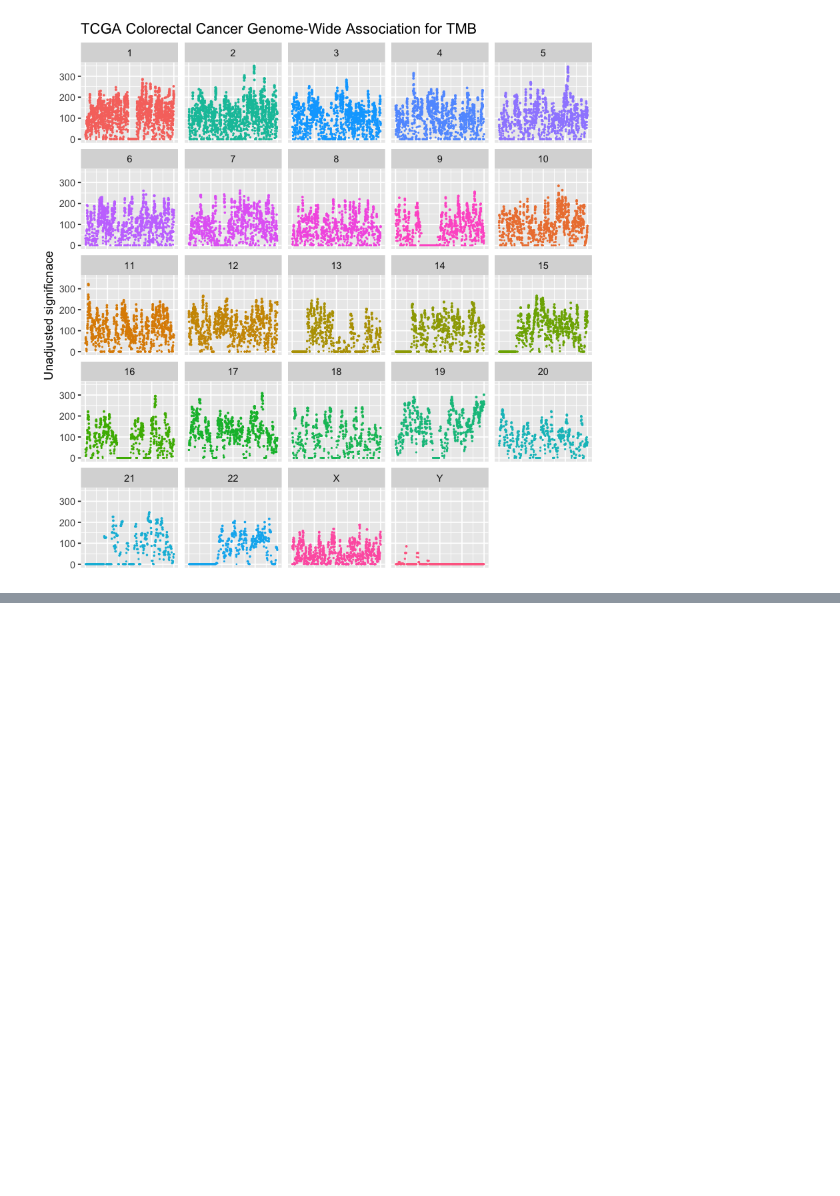
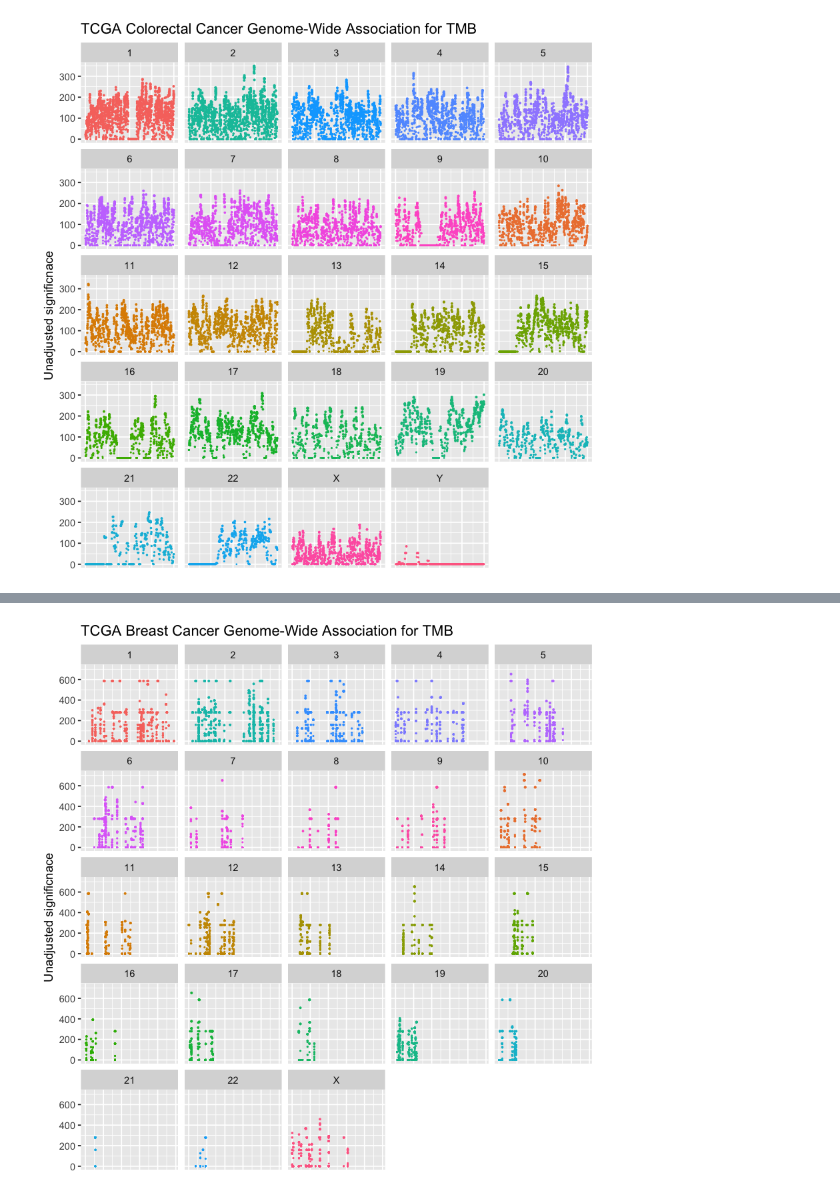
Before and after one commit to cobrbra/ccg, a Jupyter notebook: Code/Sliding_Window_Algorithm.ipynb, the cells around one changed output, grey strips where cells are left out. Saved outputs shown, nothing was run; the diff lists cells and outputs as text; code cells hidden in the pictures; blank space fills up the shorter version.

```diff
--- a/Code/Sliding_Window_Algorithm.ipynb
+++ b/Code/Sliding_Window_Algorithm.ipynb
@@ -314,0 +326,24 @@ tcga_coadread_hotspots %>%
+# %%
+genome_restricted_slide <- function(maf_file, previous_run, zoom = 10, global_tmb_table = NULL, ns = FALSE, coverage = 10) {
+
+    maf_file <- abridge(maf_file, nonsilent = ns)
+    chromosomes <- c(1:22,"X","Y")
+
+    if (is.null(global_tmb_table)) {
+        global_tmb_table = TMB_Calc(maf_file, nonsilent = TRUE)
+    }
+
+    genome_association <- tibble(chromosome = character(), position = vector(), key = vector(), significance = vector())
+
+
+    for (n in 1:24) {
+        print(chromosomes[n])
+        genome_association <- bind_rows(genome_association, chromosome_restricted_slide(maf_file, previous_run, zoom = 10, global_tmb_table = NULL, Chromosome = chromosomes[n], ns = FALSE, coverage = 10))
+
+    }
+
+    return(genome_association)
+
+}
+# %%
+tcga_brca_hotspots_new <- genome_restricted_slide(maf_file = new_data, previous_run = tcga_brca_hotspots, zoom = 10, global_tmb_table = NULL, coverage = 10)
@@ -314,0 +388,2 @@ tcga_coadread_hotspots %>%
+# %%
+tcga_brca_hotspots_new_new <- genome_restricted_slide(maf_file = new_data, previous_run = tcga_brca_hotspots_new, zoom = 10, global_tmb_table = NULL, coverage = 10)
@@ -314,0 +436,11 @@ tcga_coadread_hotspots %>%
+# %%
+chromosomes <- c(1:22,"X","Y")
+
+tcga_brca_hotspots_new_new %>%
+    #filter(significance > quantile(significance, .9)) %>%
+    ggplot(aes(x = position, y = significance, size = significance, colour = chromosome)) +
+    theme(axis.text.x = element_blank(), axis.ticks.x = element_blank())+
+    geom_point() + scale_size(range = c(0.1,0.5)) + theme(legend.position = "none") + labs(x = NULL, y = "Unadjusted significnace") +
+    ggtitle("TCGA Breast Cancer Genome-Wide Association for TMB") + facet_wrap(~factor(chromosome, levels = chromosomes))
+# %% [output]
+[figure, added]
```
Also changed, not shown: parts of 10 cells of this notebook, 9 other files.
